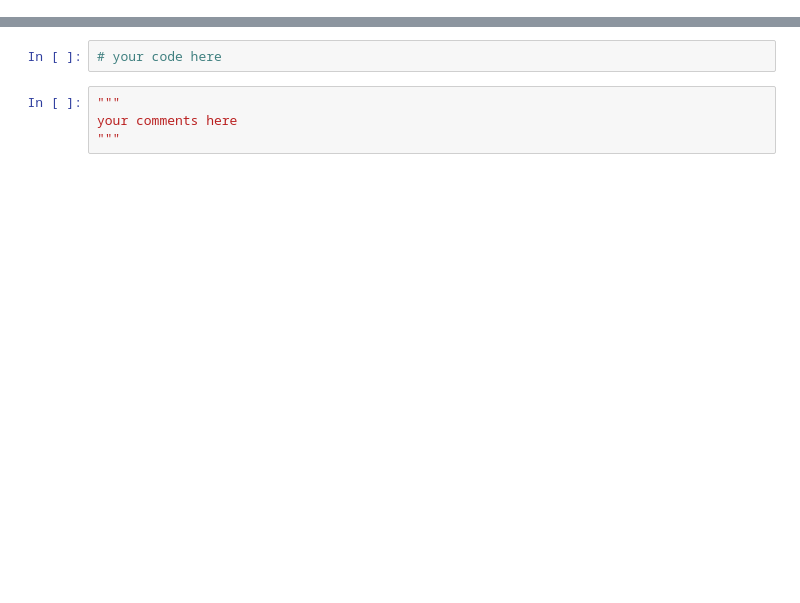
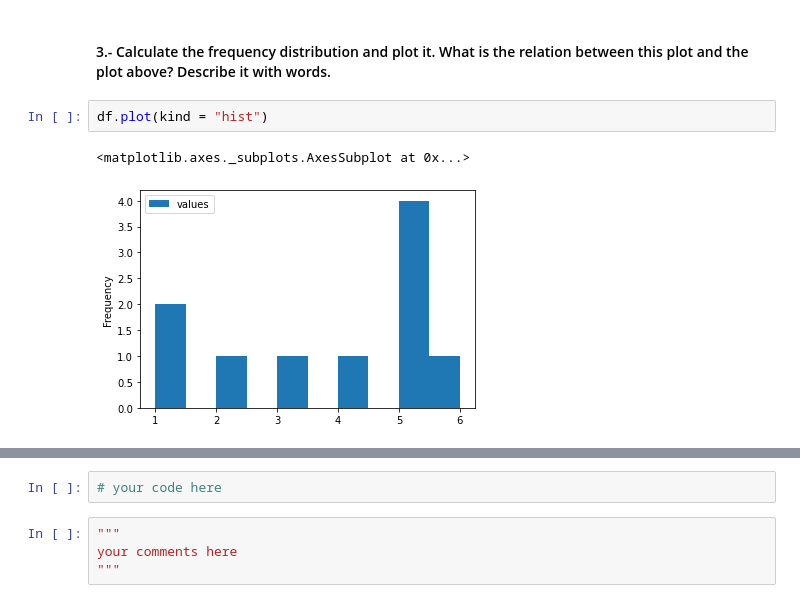
Before and after one commit to ta-data-lis/lab-subsetting-and-descriptive-stats, a Jupyter notebook: your-code/main.ipynb, the cells around one changed output, grey strips where cells are left out. Cells and saved outputs as stored; diff of their text form; blank space fills up the shorter version.

```diff
--- a/your-code/main.ipynb
+++ b/your-code/main.ipynb
@@ -26,0 +70,7 @@
+# %% [markdown]
+#### 3.- Calculate the frequency distribution and plot it. What is the relation between this plot and the plot above? Describe it with words.
+# %%
+df.plot(kind = "hist")
+# %% [output]
+<matplotlib.axes._subplots.AxesSubplot at 0x...>
+[figure, added]
```
Also changed, not shown: parts of 153 cells of this notebook, 9 other files.
